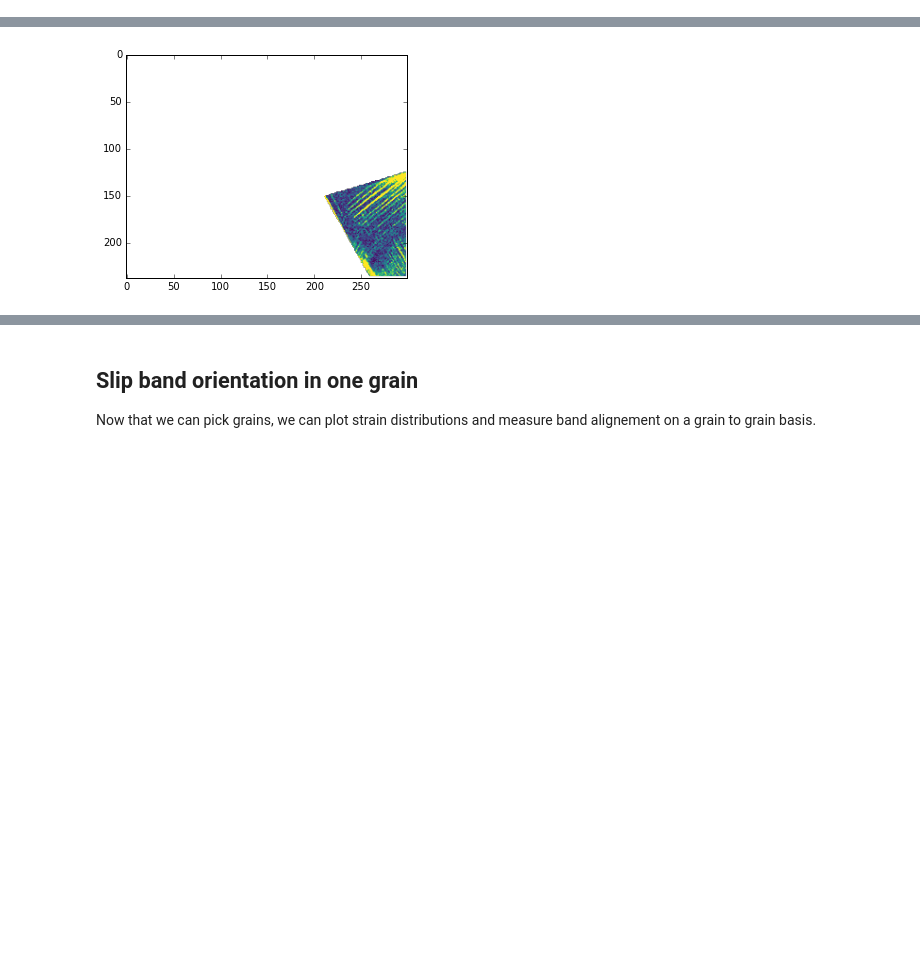
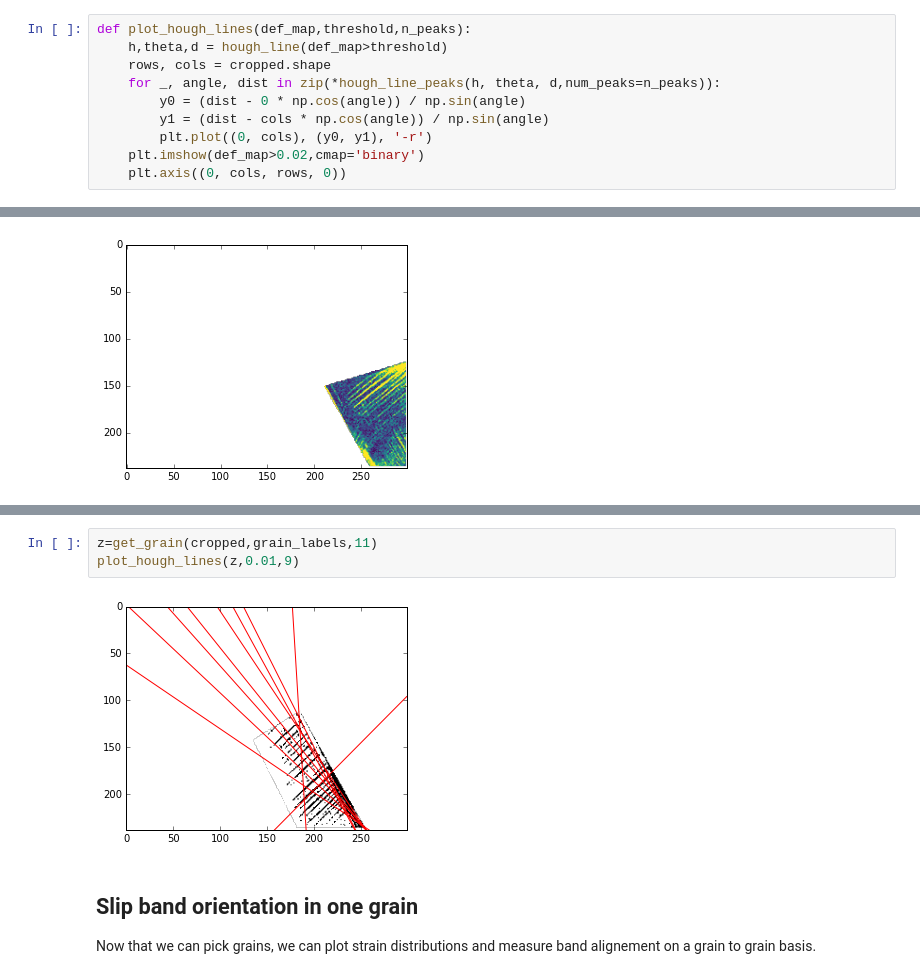
Before and after one commit to MechMicroMan/HRDIC, a Jupyter notebook: hrdic/HRDIC data analysis notebook.ipynb, the cells around one changed output, grey strips where cells are left out. Drawn from its saved outputs; the diff is of its cells as text; blank space fills up the shorter version.

```diff
--- a/hrdic/HRDIC data analysis notebook.ipynb
+++ b/hrdic/HRDIC data analysis notebook.ipynb
@@ -344,0 +345,10 @@ plt.close('all')
+# %%
+def plot_hough_lines(def_map,threshold,n_peaks):
+    h,theta,d = hough_line(def_map>threshold)
+    rows, cols = cropped.shape
+    for _, angle, dist in zip(*hough_line_peaks(h, theta, d,num_peaks=n_peaks)):
+        y0 = (dist - 0 * np.cos(angle)) / np.sin(angle)
+        y1 = (dist - cols * np.cos(angle)) / np.sin(angle)
+        plt.plot((0, cols), (y0, y1), '-r')
+    plt.imshow(def_map>0.02,cmap='binary')
+    plt.axis((0, cols, rows, 0))
@@ -416,3 +444,8 @@ plt.imshow(z,vmax=0.025,cmap='viridis')
+# %%
+z=get_grain(cropped,grain_labels,11)
+plot_hough_lines(z,0.01,9)
+# %% [output]
+[figure, added]
 # %% [markdown]
 ## Slip band orientation in one grain
 
```
Also changed, not shown: parts of 6 cells of this notebook, 1 other file.
